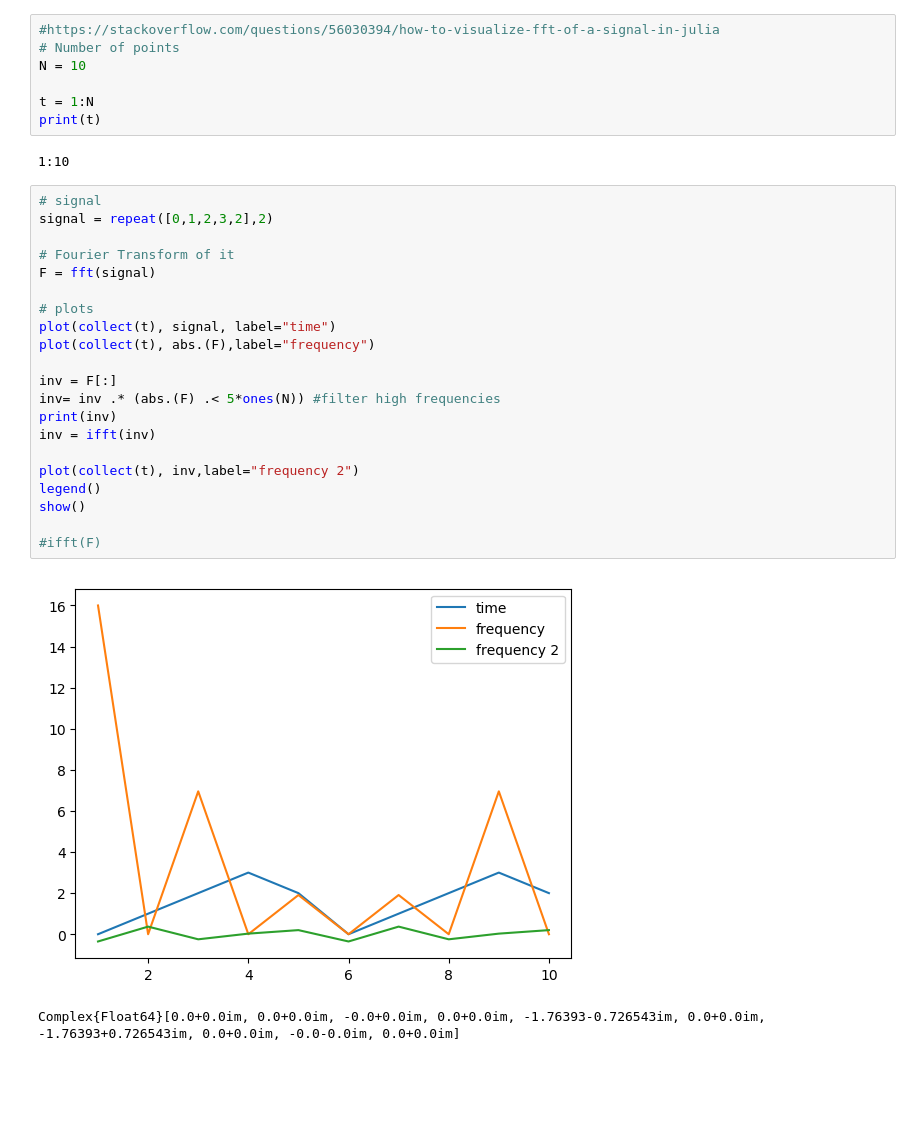
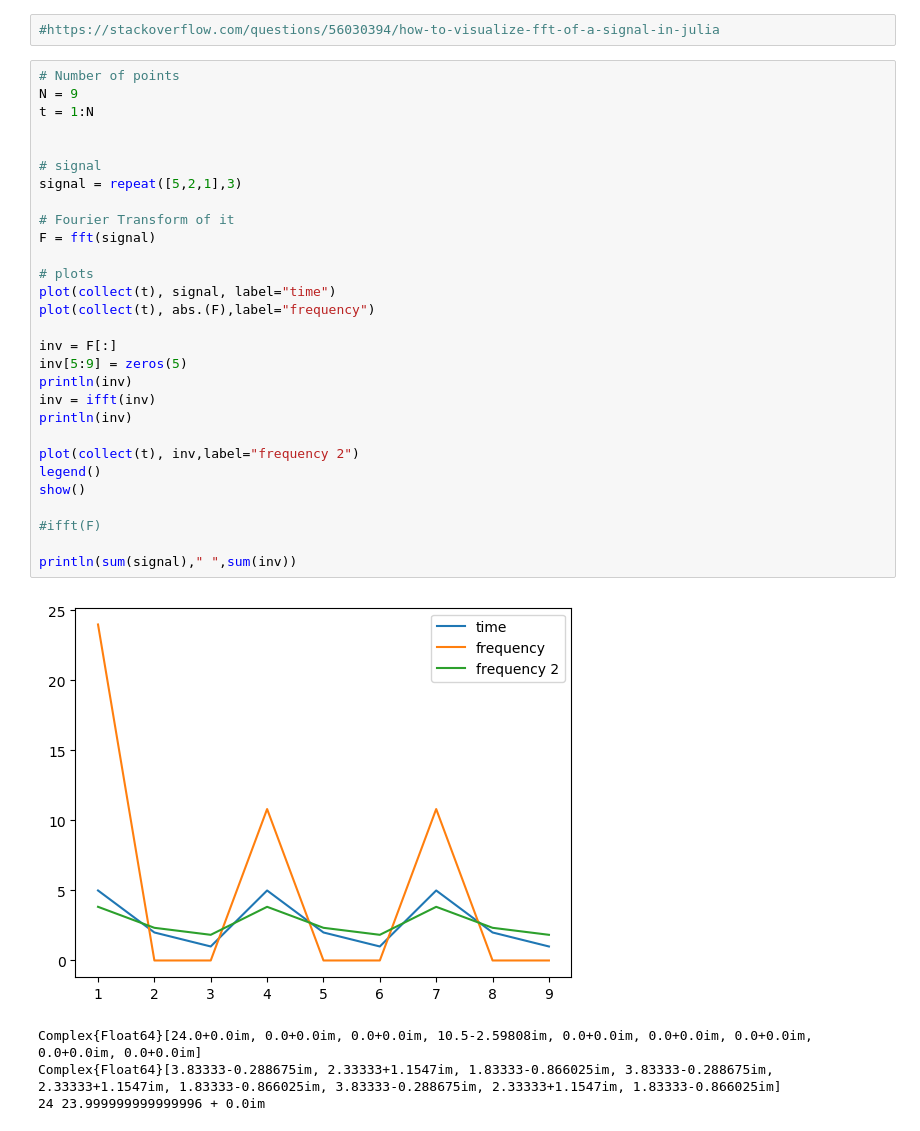
Before and after one commit to ericschulman/ecommerce_scraper, a Jupyter notebook: model/test_2.ipynb, the cells around one changed output. Saved outputs shown, nothing was run; the diff lists cells and outputs as text; blank space fills up the shorter version.

```diff
--- a/model/test_2.ipynb
+++ b/model/test_2.ipynb
@@ -25,33 +19,36 @@ using FFTW
 # %%
 #https://stackoverflow.com/questions/56030394/how-to-visualize-fft-of-a-signal-in-julia
-# Number of points
-N = 10
-
-t = 1:N
-print(t)
-# %% [output]
-1:10
 # %%
+# Number of points
+N = 9
+t = 1:N
+
+
 # signal
-signal = repeat([0,1,2,3,2],2)
+signal = repeat([5,2,1],3)
 
 # Fourier Transform of it
 F = fft(signal)
 
 # plots
 plot(collect(t), signal, label="time")
 plot(collect(t), abs.(F),label="frequency")
 
 inv = F[:]
-inv= inv .* (abs.(F) .< 5*ones(N)) #filter high frequencies
-print(inv)
+inv[5:9] = zeros(5)
+println(inv)
 inv = ifft(inv)
+println(inv)
 
 plot(collect(t), inv,label="frequency 2")
 legend()
 show()
 
 #ifft(F)
+
+println(sum(signal)," ",sum(inv))
 # %% [output]
-[figure, old version]
+[figure, new version]
-Complex{Float64}[0.0+0.0im, 0.0+0.0im, -0.0+0.0im, 0.0+0.0im, -1.76393-0.726543im, 0.0+0.0im, -1.76393+0.726543im, 0.0+0.0im, -0.0-0.0im, 0.0+0.0im]
+Complex{Float64}[24.0+0.0im, 0.0+0.0im, 0.0+0.0im, 10.5-2.59808im, 0.0+0.0im, 0.0+0.0im, 0.0+0.0im, 0.0+0.0im, 0.0+0.0im]
+Complex{Float64}[3.83333-0.288675im, 2.33333+1.1547im, 1.83333-0.866025im, 3.83333-0.288675im, 2.33333+1.1547im, 1.83333-0.866025im, 3.83333-0.288675im, 2.33333+1.1547im, 1.83333-0.866025im]
+24 23.999999999999996 + 0.0im
```
Also changed, not shown: parts of 3 cells of this notebook.
